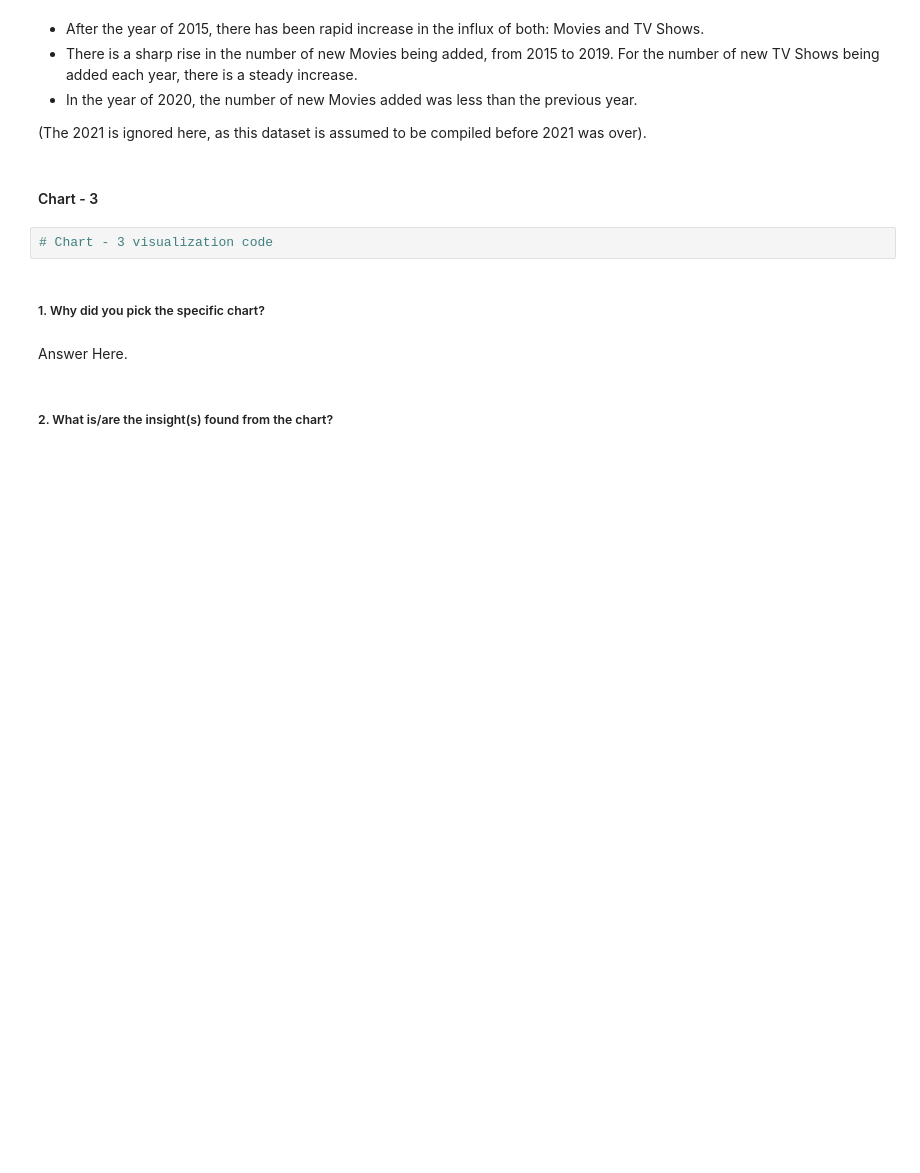
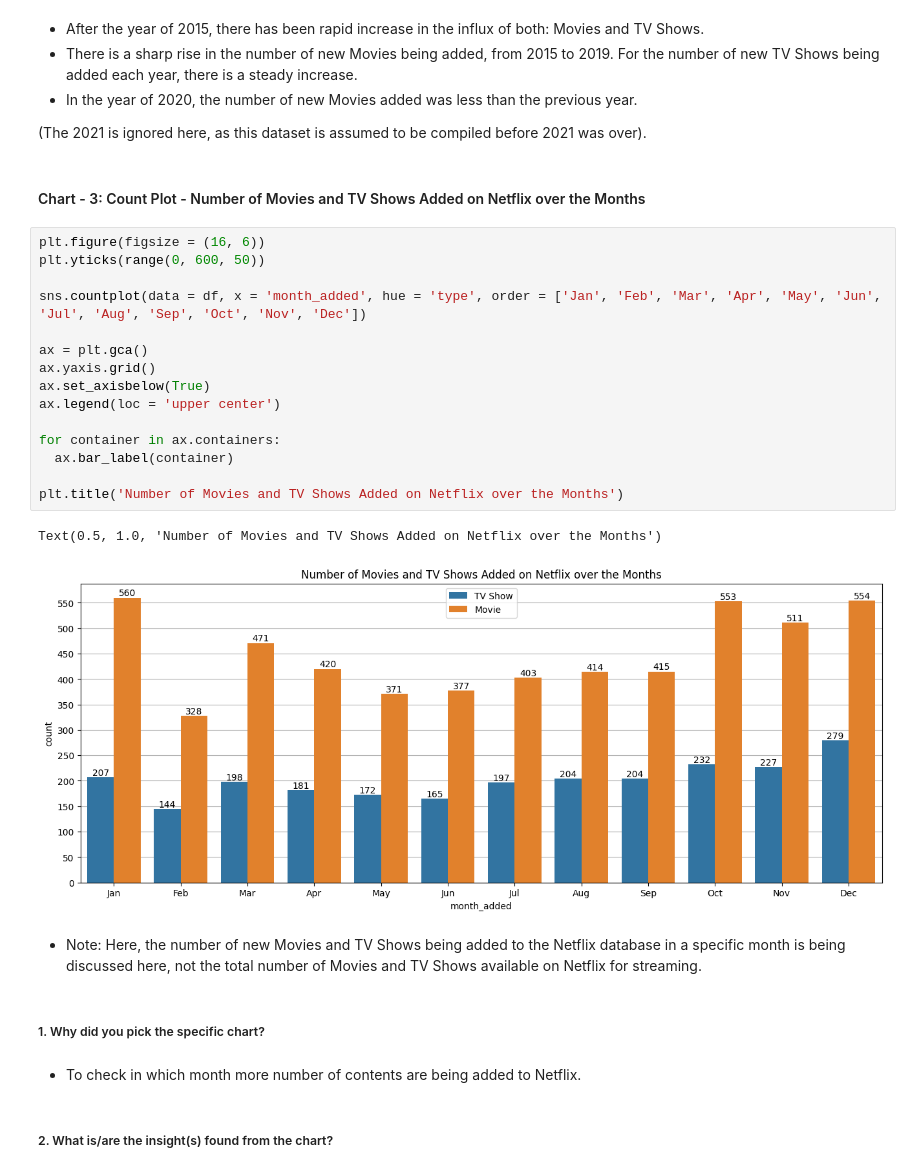
Before and after one commit to dipankarsahu1000/Netflix-Movie-and-TV-Shows-Clustering, a Jupyter notebook: Netflix_Movies_and_TV_Shows_Clustering.ipynb, the cells around one changed output. Saved outputs shown, nothing was run; the diff lists cells and outputs as text; blank space fills up the shorter version.

```diff
--- a/Netflix_Movies_and_TV_Shows_Clustering.ipynb
+++ b/Netflix_Movies_and_TV_Shows_Clustering.ipynb
@@ -421,13 +441,31 @@ for container in ax.containers:
 * In the year of 2020, the number of new Movies added was less than the previous year.
 
 (The 2021 is ignored here, as this dataset is assumed to be compiled before 2021 was over).
-# %% [markdown]
-#### Chart - 3
-# %%
-# Chart - 3 visualization code
+# %% [markdown]
+#### Chart - 3: Count Plot - Number of Movies and TV Shows Added on Netflix over the Months
+# %%
+plt.figure(figsize = (16, 6))
+plt.yticks(range(0, 600, 50))
+
+sns.countplot(data = df, x = 'month_added', hue = 'type', order = ['Jan', 'Feb', 'Mar', 'Apr', 'May', 'Jun', 'Jul', 'Aug', 'Sep', 'Oct', 'Nov', 'Dec'])
+
+ax = plt.gca()
+ax.yaxis.grid()
+ax.set_axisbelow(True)
+ax.legend(loc = 'upper center')
+
+for container in ax.containers:
+  ax.bar_label(container)
+
+plt.title('Number of Movies and TV Shows Added on Netflix over the Months')
+# %% [output]
+Text(0.5, 1.0, 'Number of Movies and TV Shows Added on Netflix over the Months')
+[figure, added]
+# %% [markdown]
+* Note: Here, the number of new Movies and TV Shows being added to the Netflix database in a specific month is being discussed here, not the total number of Movies and TV Shows available on Netflix for streaming.
 # %% [markdown]
 ##### 1. Why did you pick the specific chart?
-# %% [markdown]
-Answer Here.
+# %% [markdown]
+* To check in which month more number of contents are being added to Netflix.
 # %% [markdown]
 ##### 2. What is/are the insight(s) found from the chart?
```
Also changed, not shown: parts of 134 cells of this notebook.
